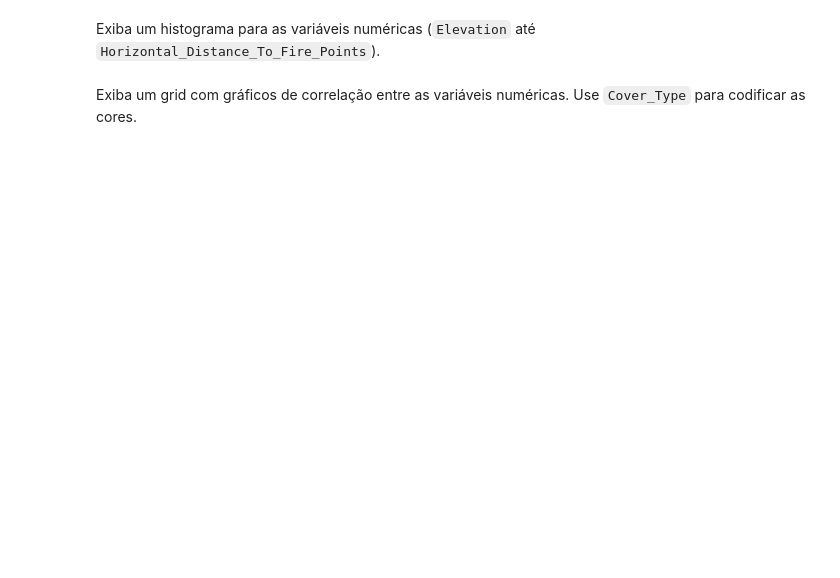
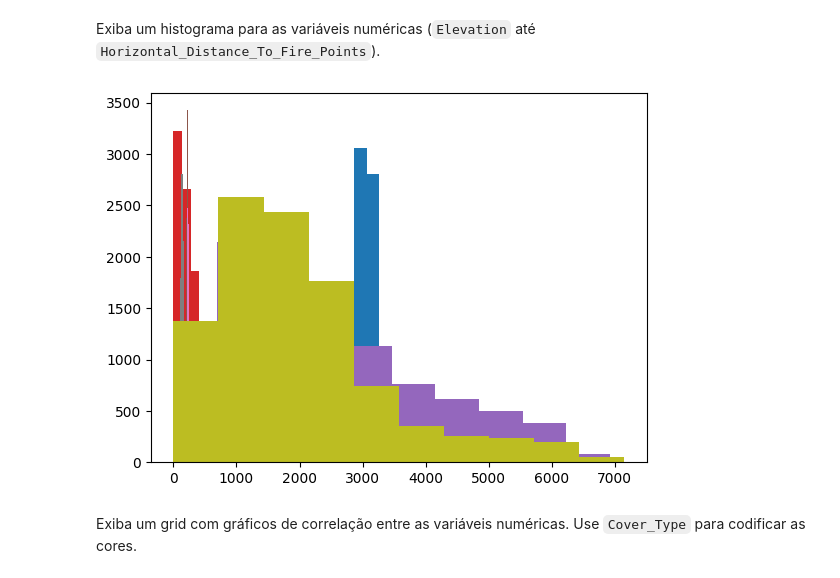
Before and after one commit to Salsep0/Aulas, a Jupyter notebook: Atividade1.ipynb, the cells around one changed output. Cells and saved outputs as stored; diff of their text form; code cells hidden in the pictures; blank space fills up the shorter version.

```diff
--- a/Atividade1.ipynb
+++ b/Atividade1.ipynb
@@ -100,4 +158,16 @@ Exiba a mesma informação, mas como um gráfico de barras.
 # %% [markdown]
 Exiba um histograma para as variáveis numéricas (`Elevation` até `Horizontal_Distance_To_Fire_Points`).
+# %%
+plt.hist(data['Elevation'])
+plt.hist(data['Aspect'])
+plt.hist(data['Slope'])
+plt.hist(data['Horizontal_Distance_To_Hydrology'])
+plt.hist(data['Horizontal_Distance_To_Roadways'])
+plt.hist(data['Hillshade_9am'])
+plt.hist(data['Hillshade_Noon'])
+plt.hist(data['Hillshade_3pm'])
+plt.hist(data['Horizontal_Distance_To_Fire_Points']);
+# %% [output]
+[figure, added]
 # %% [markdown]
 Exiba um grid com gráficos de correlação entre as variáveis numéricas. Use `Cover_Type` para codificar as cores.
```
Also changed, not shown: parts of 21 cells of this notebook.
